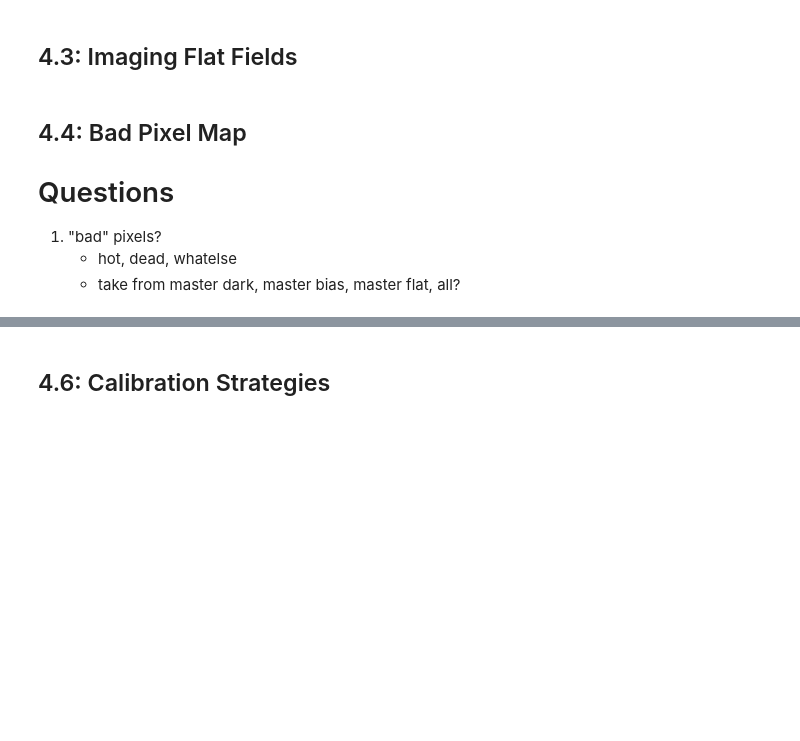
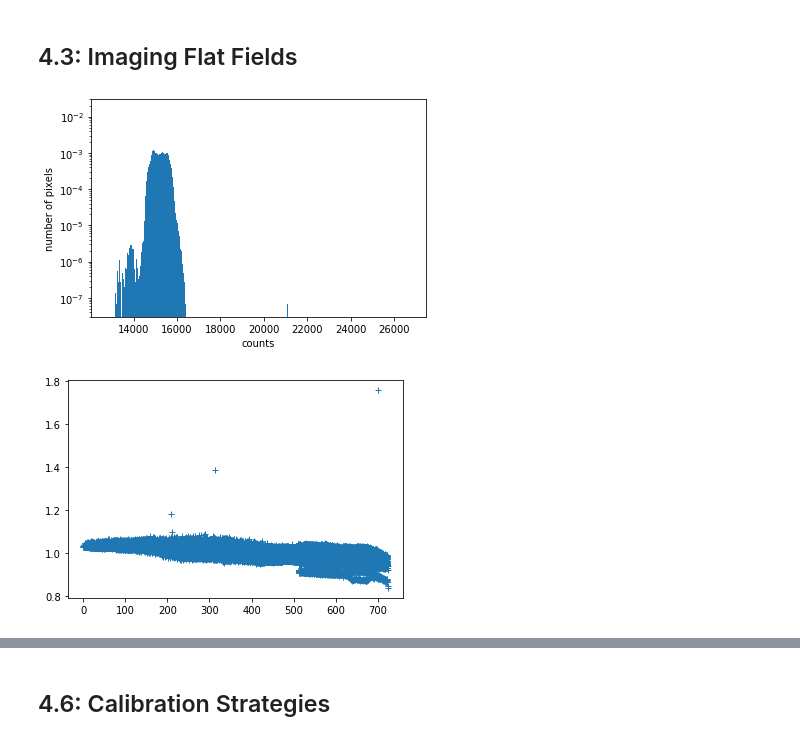
Before and after one commit to berylcczhang/ast443-nyc, a Jupyter notebook: lab0/jupyter/lab0_analysis.ipynb, the cells around one changed output, grey strips where cells are left out. Drawn from its saved outputs; the diff is of its cells as text; code cells hidden in the pictures; blank space fills up the shorter version.

```diff
--- a/lab0/jupyter/lab0_analysis.ipynb
+++ b/lab0/jupyter/lab0_analysis.ipynb
@@ -359,11 +344,52 @@ Intercept = 0.0000 +/-  inf. Should be 0 if perfect Camera.
 [figure]
 # %% [markdown]
 ## 4.3: Imaging Flat Fields
-# %% [markdown]
-## 4.4: Bad Pixel Map
-
-# Questions
-
-1) "bad" pixels?
-    - hot, dead, whatelse
-    - take from master dark, master bias, master flat, all?
+# %%
+#initialize lists
+filename=['../data/flat.00000007.FLAT.FIT',
+'../data/flat.00000008.FLAT.FIT',
+'../data/flat.00000009.FLAT.FIT',
+'../data/flat.00000010.FLAT.FIT',
+'../data/flat.00000011.FLAT.FIT',
+'../data/flat.00000012.FLAT.FIT',
+'../data/flat.00000013.FLAT.FIT',
+'../data/flat.00000014.FLAT.FIT',
+'../data/flat.00000015.FLAT.FIT',
+'../data/flat.00000016.FLAT.FIT']
+flatimage=[None]*10
+imagedata=[None]*10
+
+#read .fits files
+for i in range(10):
+    flatimage[i]=fits.open(filename[i])
+    imagedata[i]=flatimage[i][0].data
+
+#take average of 10 flat-fields
+avgcounts=np.mean(imagedata,axis=0)
+avg=fits.PrimaryHDU(avgcounts)
+
+#normalize to typical counts level(mean), take relative sensitivity(ratio) of each pixel
+avgcounts1=avgcounts.ravel()    # make 2d to 1d
+mean=np.mean(avgcounts1)
+std=np.std(avgcounts1)
+ratio=avgcounts/mean
+
+#plot histo of the counts for master flat-field
+plt.figure()
+plt.hist(avgcounts1, 1000, density=True)#, range=[12000, 27000])
+plt.xlabel('counts')
+plt.ylabel('number of pixels')
+plt.ylim(3e-8, 3e-2)
+plt.yscale('log')
+plt.show()
+
+#plot relative sensitivity vs distance from the center
+x=np.array(range(1,1025))
+y=np.array(range(1,1025))
+xc,yc=np.meshgrid(x,y)
+d=((xc-512.5)**2+(yc-512.5)**2)**0.5
+plt.plot(d.ravel(),ratio.ravel(),'+')
+plt.show()
+# %% [output]
+[figure, added]
+[figure, added]
```
Also changed, not shown: parts of 7 cells of this notebook, 1 other file.
